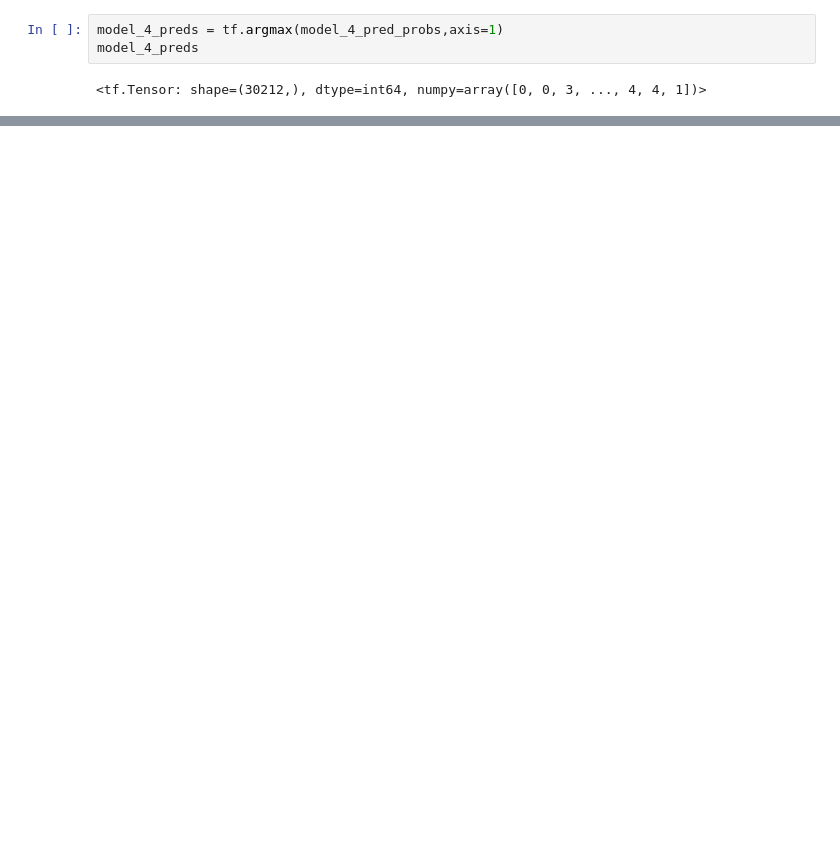
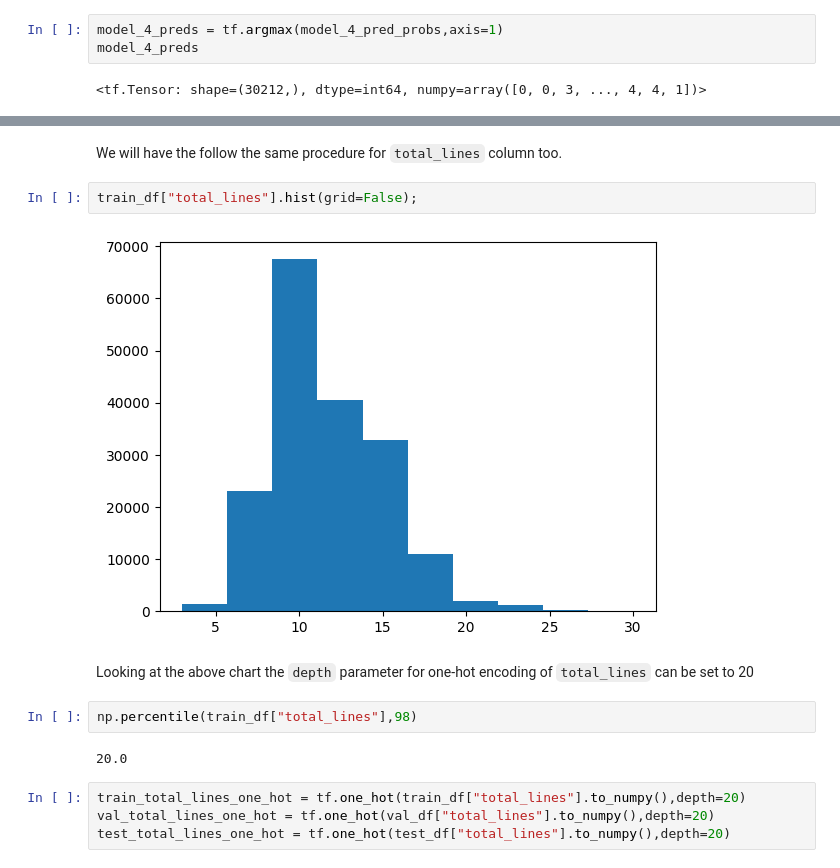
Before and after one commit to bikash119/learn_tensorflow, a Jupyter notebook: learn_tf_006.ipynb, the cells around one changed output, grey strips where cells are left out. Cells and saved outputs as stored; diff of their text form; blank space fills up the shorter version.

```diff
--- a/learn_tf_006.ipynb
+++ b/learn_tf_006.ipynb
@@ -1122,0 +1217,16 @@ model_4_results
+# %% [markdown]
+We will have the follow the same procedure for `total_lines` column too.
+# %%
+train_df["total_lines"].hist(grid=False);
+# %% [output]
+[figure, added]
+# %% [markdown]
+Looking at the above chart the `depth` parameter for one-hot encoding of `total_lines` can be set to 20
+# %%
+np.percentile(train_df["total_lines"],98)
+# %% [output]
+20.0
+# %%
+train_total_lines_one_hot = tf.one_hot(train_df["total_lines"].to_numpy(),depth=20)
+val_total_lines_one_hot = tf.one_hot(val_df["total_lines"].to_numpy(),depth=20)
+test_total_lines_one_hot = tf.one_hot(test_df["total_lines"].to_numpy(),depth=20)
```
Also changed, not shown: parts of 79 cells of this notebook.
